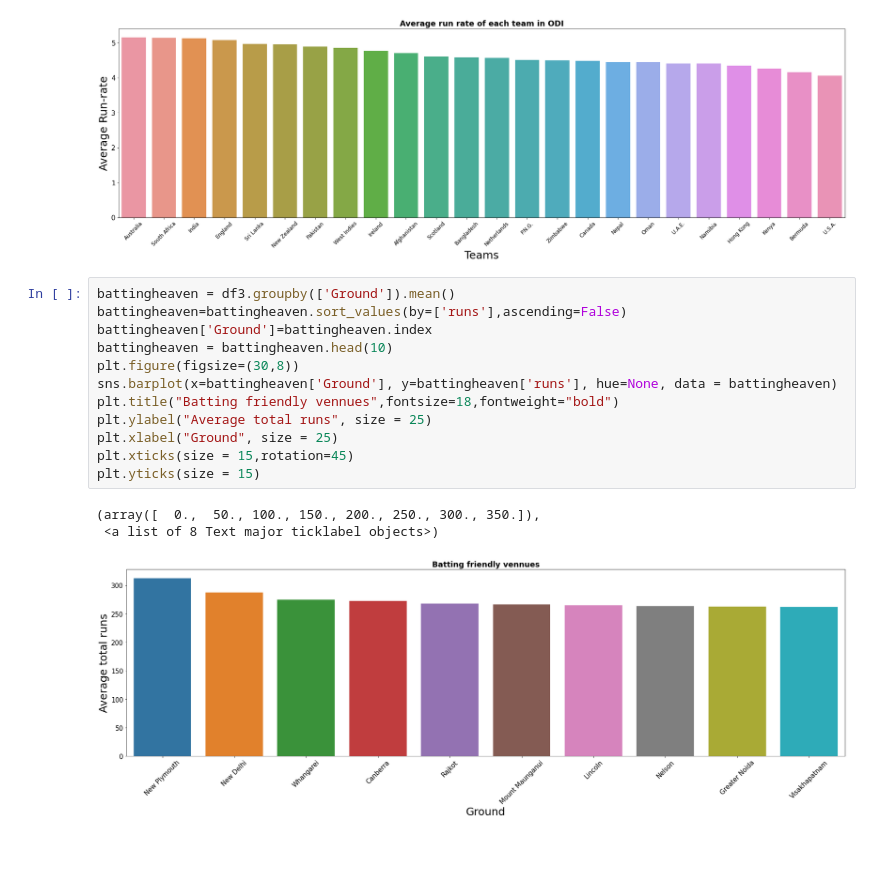
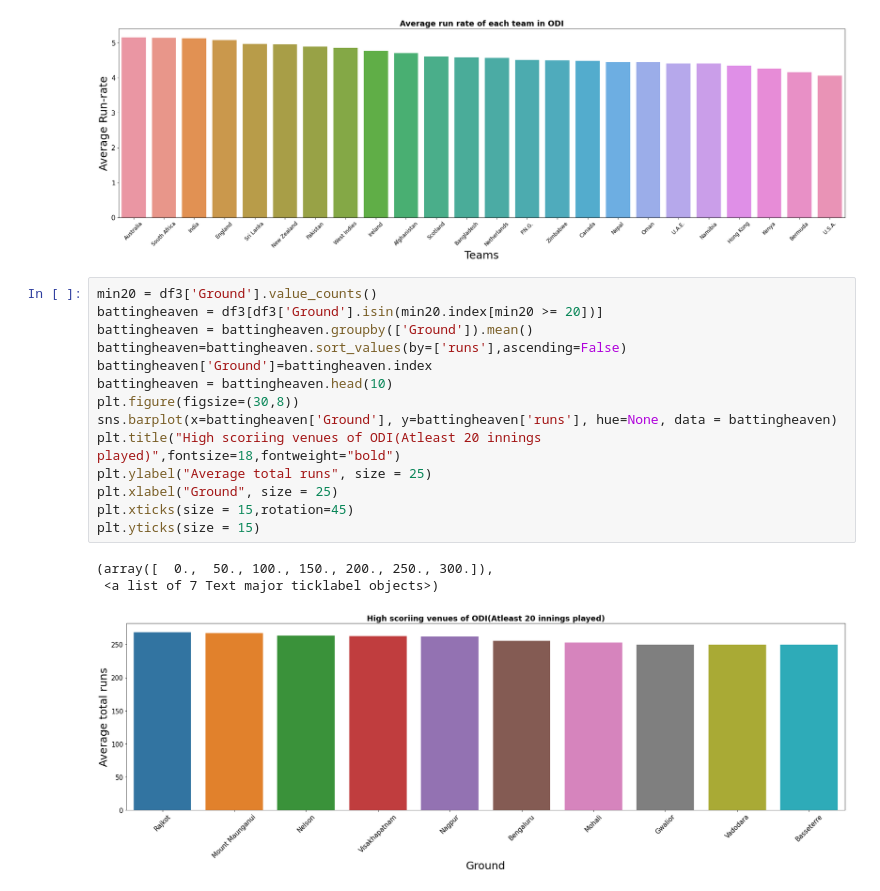
Before and after one commit to AsifRifat/Cricket-Outcome-Predictor, a Jupyter notebook: CricketOutcomePrediction.ipynb, the cells around one changed output. Cells and saved outputs as stored; diff of their text form; blank space fills up the shorter version.

```diff
--- a/CricketOutcomePrediction.ipynb
+++ b/CricketOutcomePrediction.ipynb
@@ -479,18 +479,20 @@ plt.yticks(size = 15)
  <a list of 7 Text major ticklabel objects>)
 [figure]
 # %%
-battingheaven = df3.groupby(['Ground']).mean()
+min20 = df3['Ground'].value_counts()
+battingheaven = df3[df3['Ground'].isin(min20.index[min20 >= 20])]
+battingheaven = battingheaven.groupby(['Ground']).mean()
 battingheaven=battingheaven.sort_values(by=['runs'],ascending=False)
 battingheaven['Ground']=battingheaven.index
 battingheaven = battingheaven.head(10)
 plt.figure(figsize=(30,8))
 sns.barplot(x=battingheaven['Ground'], y=battingheaven['runs'], hue=None, data = battingheaven)
-plt.title("Batting friendly vennues",fontsize=18,fontweight="bold")
+plt.title("High scoriing venues of ODI(Atleast 20 innings played)",fontsize=18,fontweight="bold")
 plt.ylabel("Average total runs", size = 25)
 plt.xlabel("Ground", size = 25)
 plt.xticks(size = 15,rotation=45)
 plt.yticks(size = 15)
 # %% [output]
-(array([  0.,  50., 100., 150., 200., 250., 300., 350.]),
- <a list of 8 Text major ticklabel objects>)
+(array([  0.,  50., 100., 150., 200., 250., 300.]),
+ <a list of 7 Text major ticklabel objects>)
-[figure, old version]
+[figure, new version]
```
Also changed, not shown: parts of 1 cell of this notebook.
